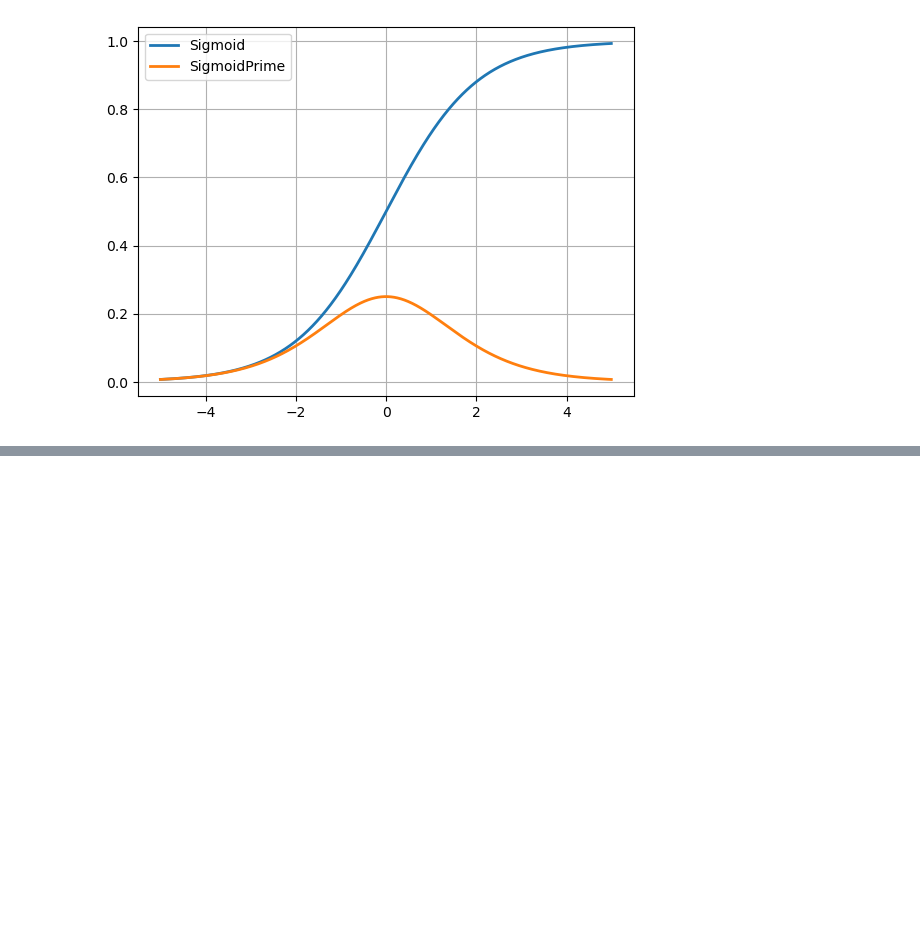
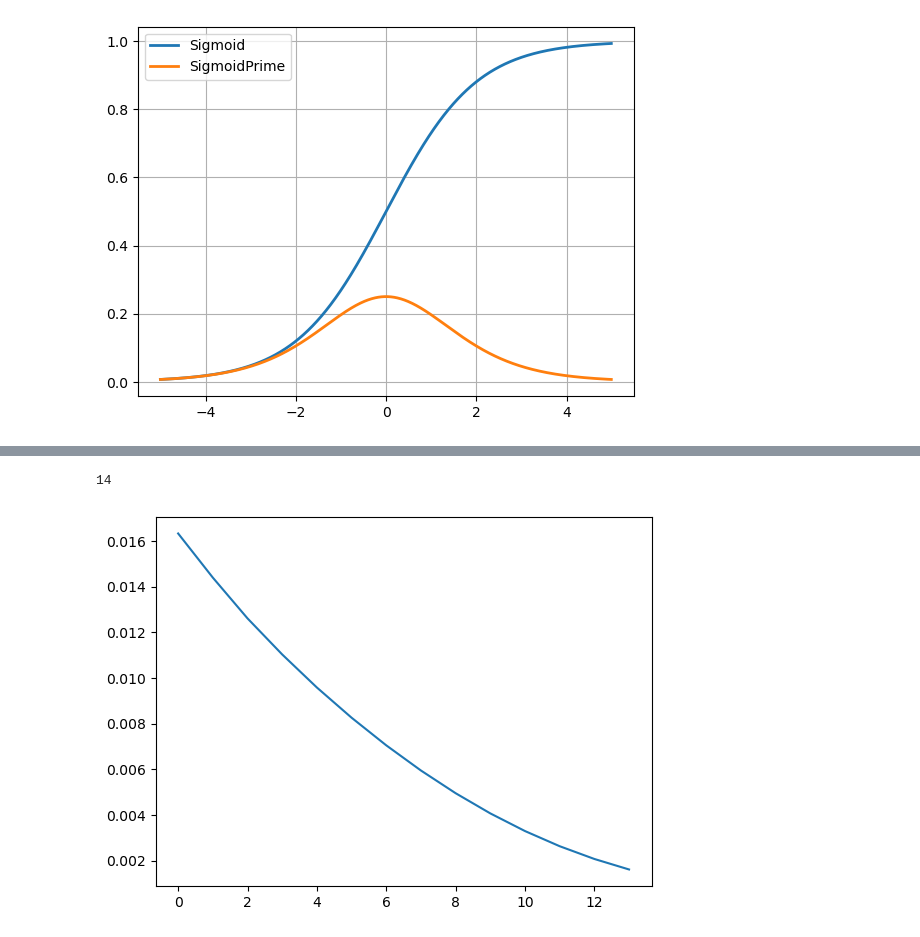
Before and after one commit to ranashreyas/Cogsci131_assg1, a Jupyter notebook: NeuralNetsSummer23.ipynb, the cells around one changed output, grey strips where cells are left out. Cells and saved outputs as stored; diff of their text form; code cells hidden in the pictures; blank space fills up the shorter version.

```diff
--- a/NeuralNetsSummer23.ipynb
+++ b/NeuralNetsSummer23.ipynb
@@ -173,0 +231,26 @@ tha
+# %%
+###2
+
+NN3 = Neural_Network()
+NN3.updateHiddenLayer()
+
+cost_history3 = []
+iterations = 0
+
+cost = 100
+while cost > 0.002:
+    scalar = 1
+    dJdW1, dJdW2, dJdW3 = NN3.costFunctionPrime_relu(X, y)
+    NN3.W1 = NN3.W1 - scalar * dJdW1
+    NN3.W2 = NN3.W2 - scalar * dJdW2
+    NN3.W3 = NN3.W3 - scalar * dJdW3
+    cost = NN3.costFunction_relu(X, y)
+    cost_history3.append(cost)
+    iterations += 1
+#     print(cost)
+
+plt.plot(cost_history3)
+print(iterations)
+# %% [output]
+14
+[figure, added]
```
Also changed, not shown: parts of 11 cells of this notebook.
